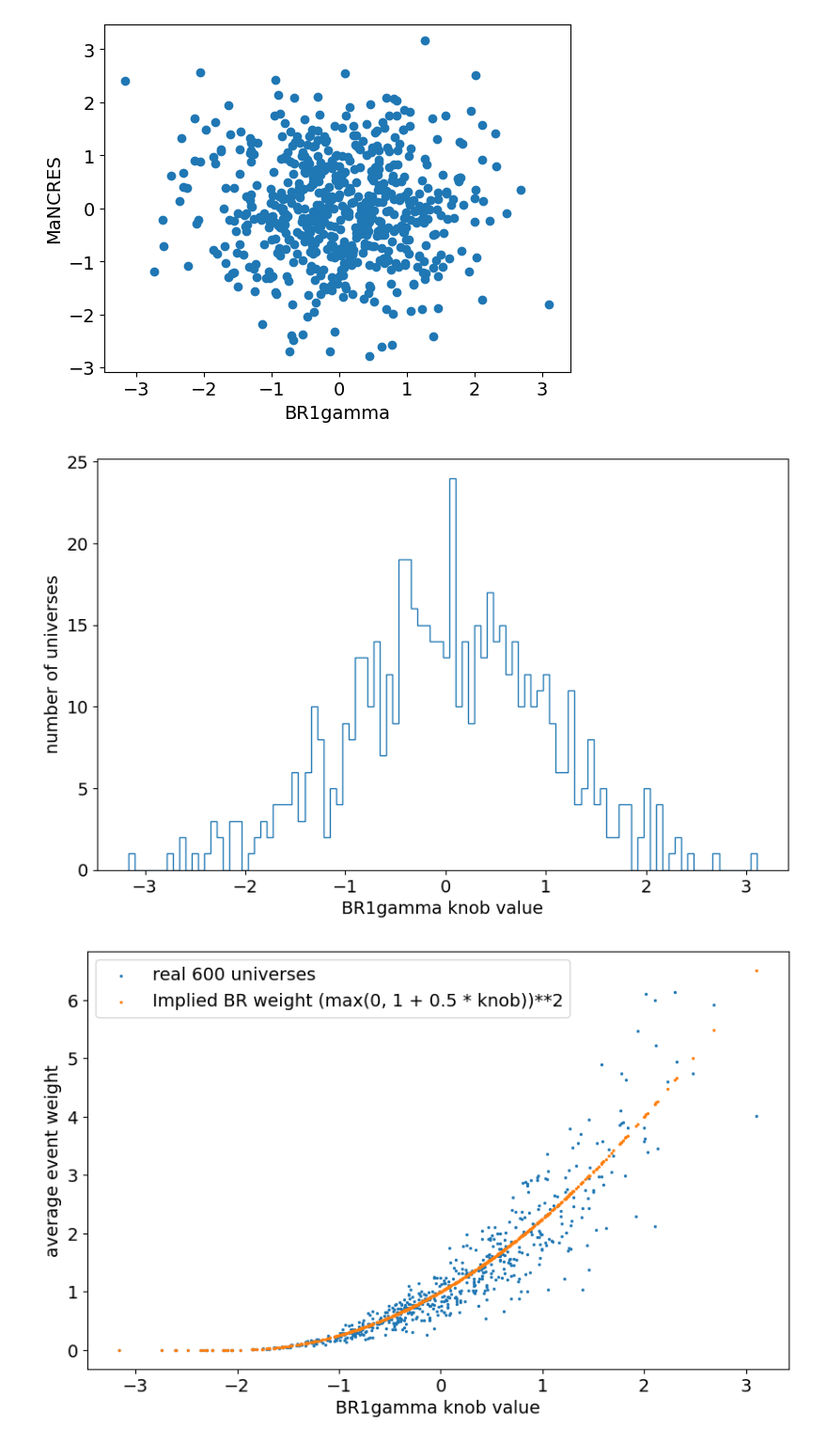
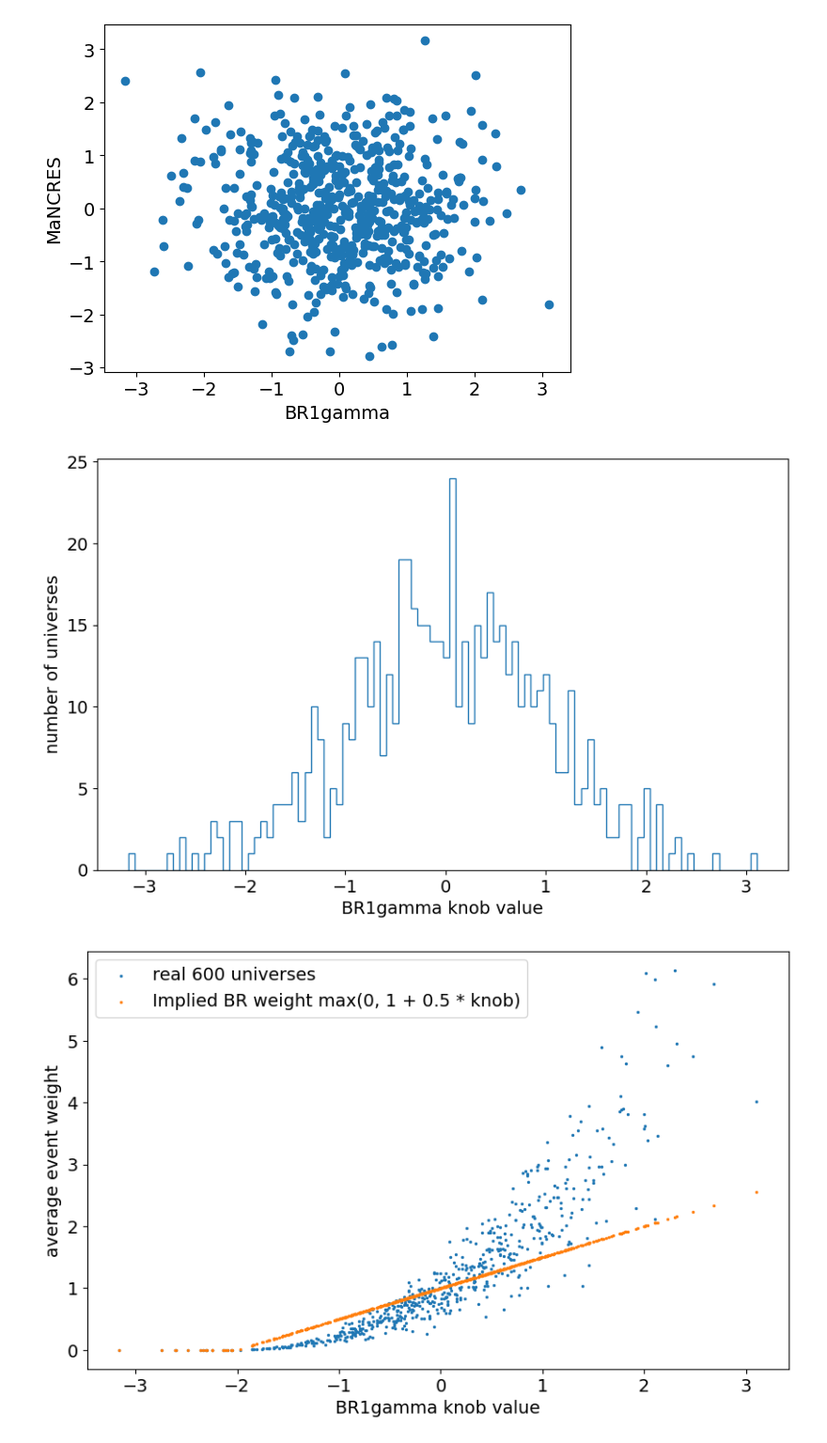
Before and after one commit to leehagaman/wc_framework, a Jupyter notebook: python_tools/getting_NC_delta_XS_from_rootfiles.ipynb, the cells around one changed output. Shown at 94% size. Drawn from its saved outputs; the diff is of its cells as text; code cells hidden in the pictures.

```diff
--- a/python_tools/getting_NC_delta_XS_from_rootfiles.ipynb
+++ b/python_tools/getting_NC_delta_XS_from_rootfiles.ipynb
@@ -159,12 +159,21 @@ plt.show()
 mpl.rcParams["font.size"] = 14
 
 implied_weight = np.maximum((1 + 0.5 * br1gamma_knob), 0)**2
+wrong_implied_weight = np.maximum((1 + 0.5 * br1gamma_knob), 0)
 
 
 plt.figure(figsize=(10, 6))
 plt.hist(br1gamma_knob, bins=100, histtype="step")
 plt.xlabel("BR1gamma knob value")
 plt.ylabel("number of universes")
+plt.show()
+
+plt.figure(figsize=(10, 6))
+plt.scatter(br1gamma_knob, real_600_unis, s=2, label="real 600 universes")
+plt.scatter(br1gamma_knob, wrong_implied_weight, s=2, label="Implied BR weight max(0, 1 + 0.5 * knob)")
+plt.legend()
+plt.xlabel("BR1gamma knob value")
+plt.ylabel("average event weight")
 plt.show()
 
 plt.figure(figsize=(10, 6))
@@ -188,31 +197,31 @@ for uni_i in range(600):
         residual_weight.append(np.nan)
     else:
         residual_weight.append(real_600_unis[uni_i] / implied_weight[uni_i])
 
 non_nan_residual_weight = [w for w in residual_weight if w==w]
 
 bins = np.linspace(-2, 10, 101)
 
 plt.figure(figsize=(10, 6))
 plt.hist(real_600_unis, label="real 600 universes\n"fr"$\sigma$={np.std(real_600_unis):.4f}", bins=bins, histtype="step")
 plt.hist(non_nan_residual_weight, label="Implied residual weight\n(weight / implied BR weight)\n"fr"$\sigma$={np.std(non_nan_residual_weight):.4f}", bins=bins, histtype="step")
 plt.xlabel("average event weight")
 plt.ylabel("number of universes")
 plt.legend()
 plt.show()
 
 
 high_stats_fake_knobs = np.random.normal(0, 1, 1_000_000)
 high_stats_fake_implied_weights = np.maximum((1 + 0.5 * high_stats_fake_knobs), 0)**2
 
 bins = np.linspace(0, 10, 101)
 plt.figure(figsize=(10, 6))
 plt.hist(high_stats_fake_implied_weights, bins=bins, histtype="step", density=True, label="1,000,000 fake knobs with (max(0, 1 + 0.5 * knob))**2\n"fr"$\sigma$={np.std(high_stats_fake_implied_weights):.4f}")
 plt.hist(real_600_unis, bins=bins, histtype="step", density=True, label="real 600 universes\n"fr"$\sigma$={np.std(real_600_unis):.4f}")
 plt.legend()
 plt.xlabel("Average Weight")
 plt.ylabel("number of universes")
 plt.show()
 # %% [output]
 [figure]
-[figure, old version]
+[figure, new version]
```
Also changed, not shown: parts of 2 cells of this notebook, 8 other files.
